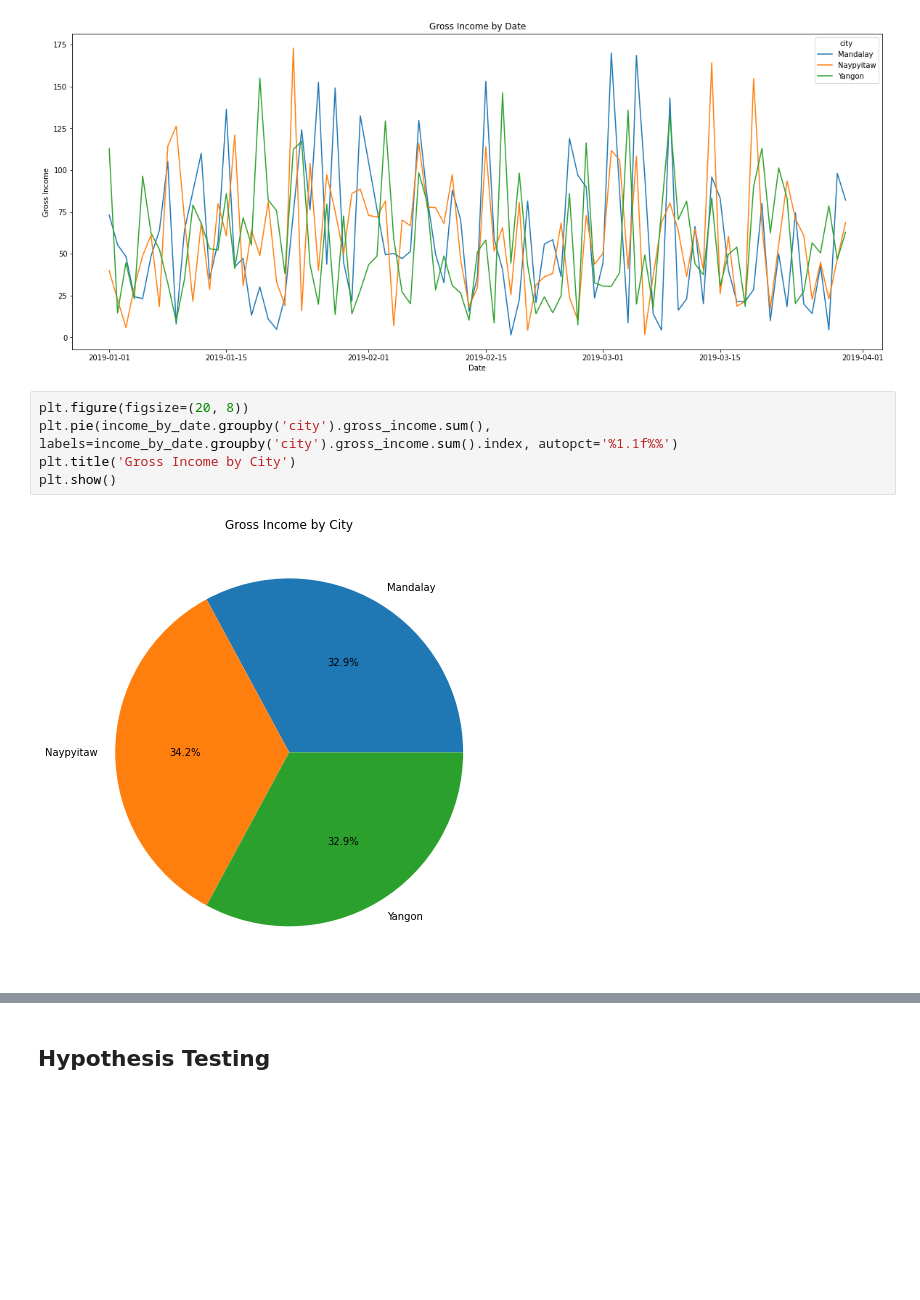
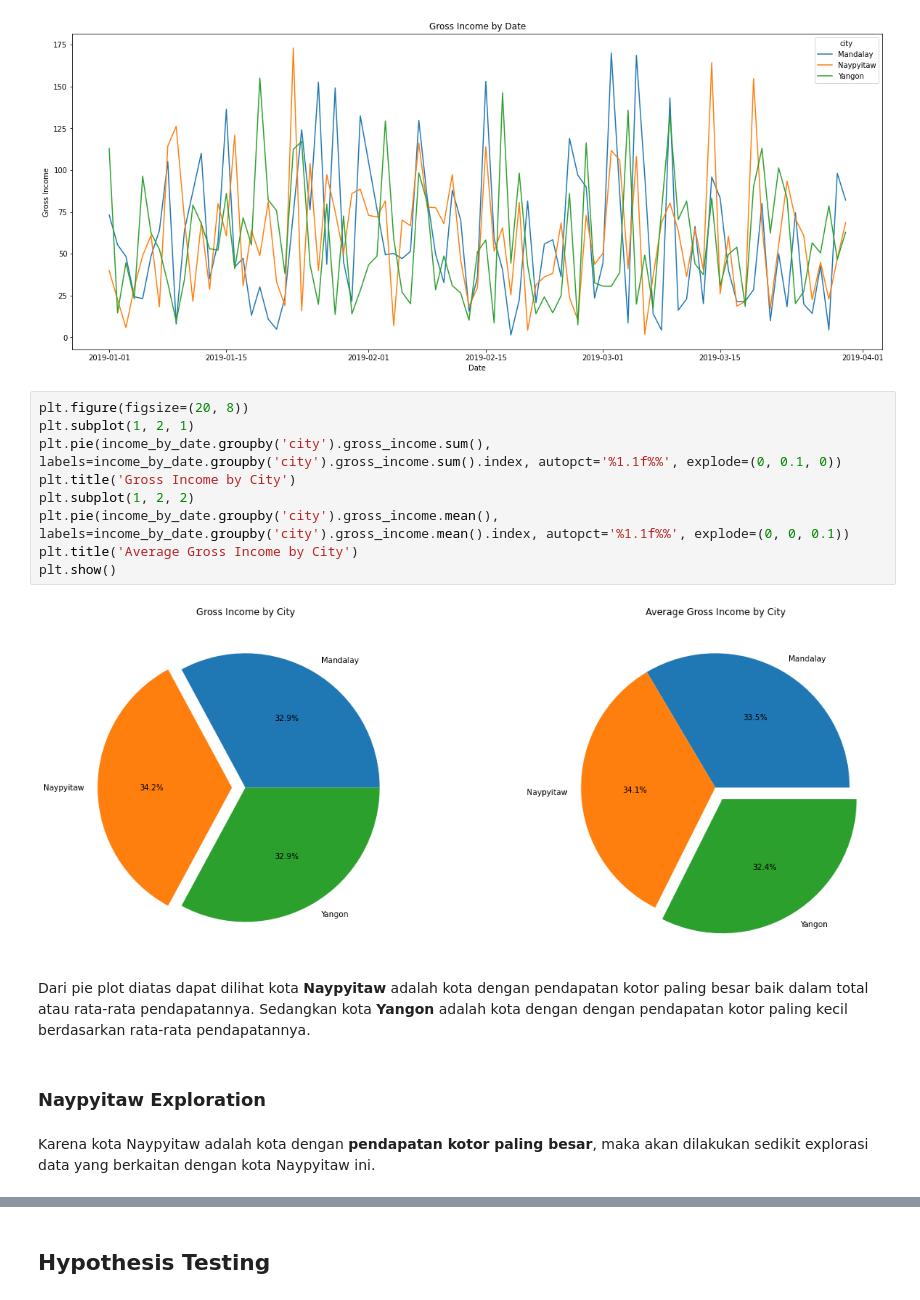
Before and after one commit to Penzragon/h8dsft_Milestone1, a Jupyter notebook: script.ipynb, the cells around one changed output, grey strips where cells are left out. Drawn from its saved outputs; the diff is of its cells as text; blank space fills up the shorter version.

Commit message:
Add data viz (some doesnt have documentation)

```diff
--- a/script.ipynb
+++ b/script.ipynb
@@ -247,10 +244,20 @@ plt.show()
 [figure]
 # %%
 plt.figure(figsize=(20, 8))
-plt.pie(income_by_date.groupby('city').gross_income.sum(), labels=income_by_date.groupby('city').gross_income.sum().index, autopct='%1.1f%%')
+plt.subplot(1, 2, 1)
+plt.pie(income_by_date.groupby('city').gross_income.sum(), labels=income_by_date.groupby('city').gross_income.sum().index, autopct='%1.1f%%', explode=(0, 0.1, 0))
 plt.title('Gross Income by City')
+plt.subplot(1, 2, 2)
+plt.pie(income_by_date.groupby('city').gross_income.mean(), labels=income_by_date.groupby('city').gross_income.mean().index, autopct='%1.1f%%', explode=(0, 0, 0.1))
+plt.title('Average Gross Income by City')
 plt.show()
 # %% [output]
-[figure, old version]
+[figure, new version]
+# %% [markdown]
+Dari pie plot diatas dapat dilihat kota **Naypyitaw** adalah kota dengan pendapatan kotor paling besar baik dalam total atau rata-rata pendapatannya. Sedangkan kota **Yangon** adalah kota dengan dengan pendapatan kotor paling kecil berdasarkan rata-rata pendapatannya.
+# %% [markdown]
+### Naypyitaw Exploration
+# %% [markdown]
+Karena kota Naypyitaw adalah kota dengan **pendapatan kotor paling besar**, maka akan dilakukan sedikit explorasi data yang berkaitan dengan kota Naypyitaw ini.
 # %%
 plt.figure(figsize=(20, 8))
```
Also changed, not shown: parts of 11 cells of this notebook.
